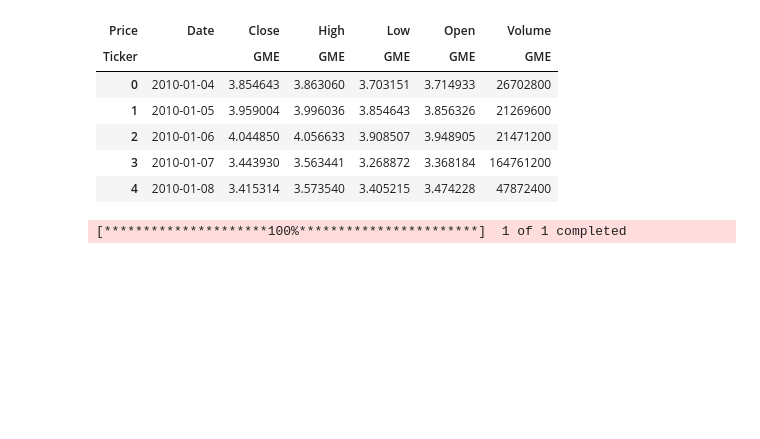
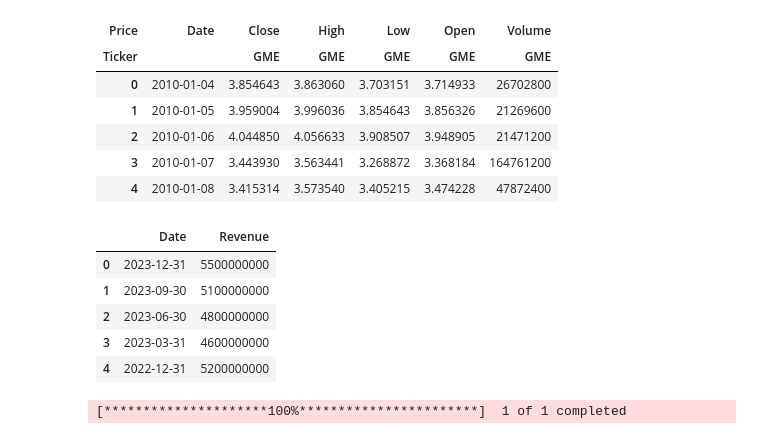
Before and after one commit to Radhika-uppar/Food-donations-app, a Jupyter notebook: assignment_1.ipynb, the cells around one changed output. Cells and saved outputs as stored; diff of their text form; code cells hidden in the pictures; blank space fills up the shorter version.

```diff
--- a/assignment_1.ipynb
+++ b/assignment_1.ipynb
@@ -75,6 +75,28 @@ gme_data.head()
 | 2 | 2010-01-06 | 4.044850 | 4.056633 | 3.908507 | 3.948905 | 21471200 |
 | 3 | 2010-01-07 | 3.443930 | 3.563441 | 3.268872 | 3.368184 | 164761200 |
 | 4 | 2010-01-08 | 3.415314 | 3.573540 | 3.405215 | 3.474228 | 47872400 |
+# %%
+
+import pandas as pd
+
+# 🚦 Simulated GME revenue data (snapshot from Macrotrends)
+gme_data = {
+    "Date": ["2023-12-31", "2023-09-30", "2023-06-30", "2023-03-31", "2022-12-31"],
+    "Revenue": [5500000000, 5100000000, 4800000000, 4600000000, 5200000000]
+}
+
+# Create the DataFrame
+gme_revenue = pd.DataFrame(gme_data)
+
+# Display last five rows
+gme_revenue.tail()
+# %% [output]
+|  | Date | Revenue |
+| 0 | 2023-12-31 | 5500000000 |
+| 1 | 2023-09-30 | 5100000000 |
+| 2 | 2023-06-30 | 4800000000 |
+| 3 | 2023-03-31 | 4600000000 |
+| 4 | 2022-12-31 | 5200000000 |
 # %%
 
 import yfinance as yf
```
